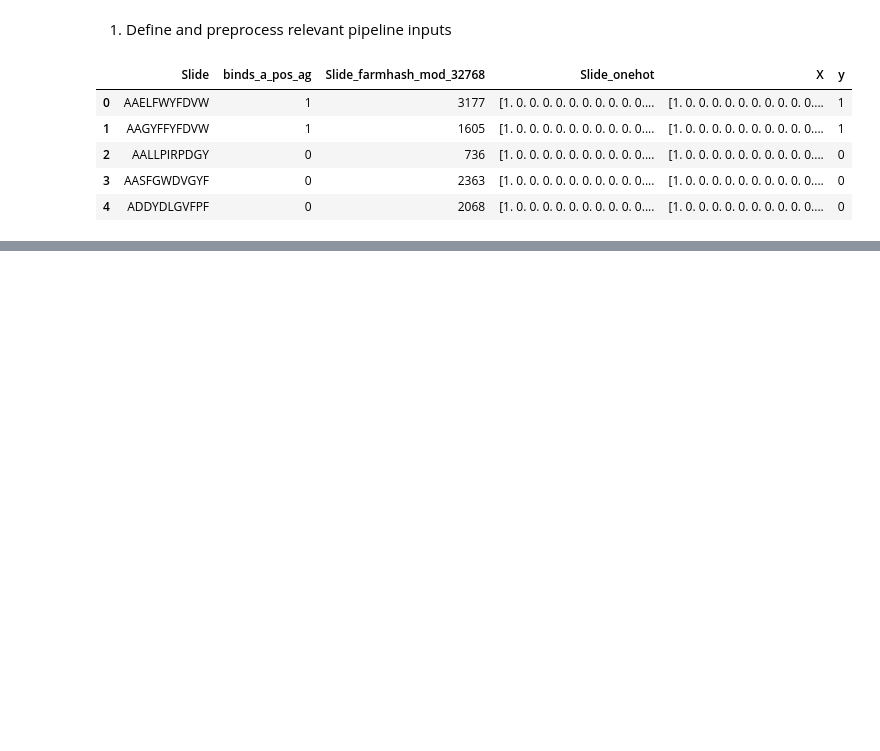
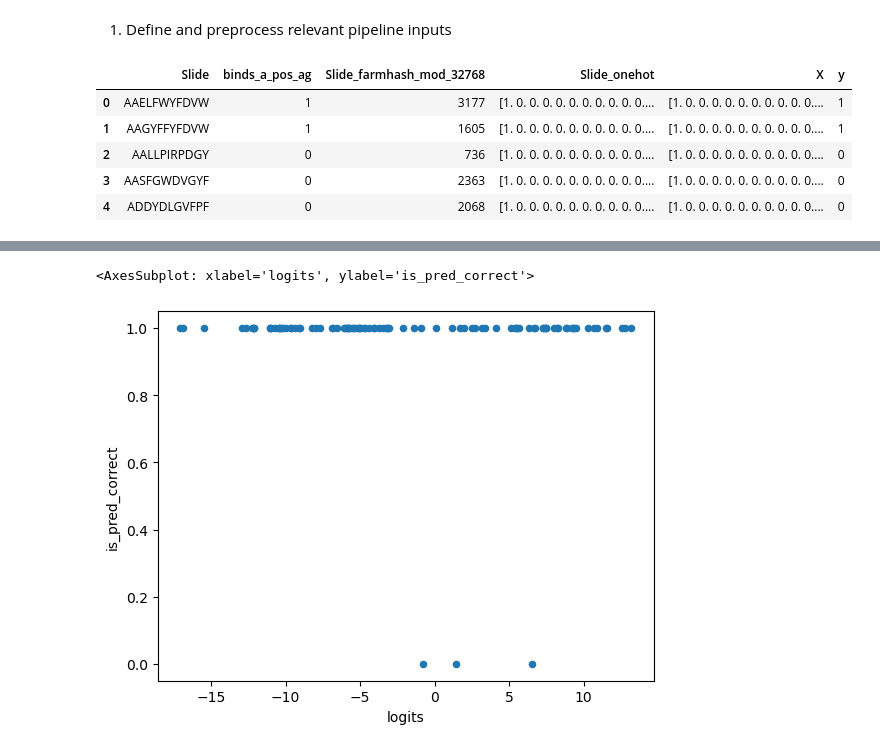
Before and after one commit to csi-greifflab/negative-class-optimization, a Jupyter notebook: notebooks/07b_Interpretability_pipeline_dev.ipynb, the cells around one changed output, grey strips where cells are left out. Saved outputs shown, nothing was run; the diff lists cells and outputs as text; code cells hidden in the pictures; blank space fills up the shorter version.

Commit message:
Attribution code and case studies

```diff
--- a/notebooks/07b_Interpretability_pipeline_dev.ipynb
+++ b/notebooks/07b_Interpretability_pipeline_dev.ipynb
@@ -81,10 +121,7 @@ df_train.head()
 | 3 | AASFGWDVGYF | 0 | 2363 | [1. 0. 0. 0. 0. 0. 0. 0. 0. 0. 0.... | [1. 0. 0. 0. 0. 0. 0. 0. 0. 0. 0.... | 0 |
 | 4 | ADDYDLGVFPF | 0 | 2068 | [1. 0. 0. 0. 0. 0. 0. 0. 0. 0. 0.... | [1. 0. 0. 0. 0. 0. 0. 0. 0. 0. 0.... | 0 |
 # %%
-import warnings
-
-
-N = 10
+N = 100
 res = {}
 
 with warnings.catch_warnings():
@@ -93,7 +130,7 @@ with warnings.catch_warnings():
         slide = row[1]["Slide"]
         binds_a_pos_ag = row[1]["binds_a_pos_ag"]
 
-
+        # Model predictions and basic parameters
         is_slide_in_train = slide in df_train["Slide"]
         enc = torch.tensor(preprocessing.onehot_encode(slide)).float().reshape((1, -1))
         expits, logits = model.forward(enc, return_logits=True)
@@ -102,7 +139,7 @@ with warnings.catch_warnings():
         is_pred_correct = bool((y_pred == y_true)[0][0])
         # print(f"{y_pred=} ? {y_true=} => {is_pred_correct=}")
 
-
+        # Attributions
         res_attr = {}
         for attributor in attributors:
             attributions, baseline = attributor.attribute(enc, return_baseline=True)
@@ -114,6 +151,7 @@ with warnings.catch_warnings():
                 "baseline_expits": baseline_expits,
             }
 
+        # Record results
         res[slide] = {
             "enc": enc,
             "logits": logits,
@@ -123,3 +161,16 @@ with warnings.catch_warnings():
             "is_pred_correct": is_pred_correct,
             "attributions": res_attr,
         }
+
+
+# Transform results into a dataframe
+df = pd.DataFrame.from_dict(res, orient="index")
+df = df.sort_values("logits", ascending=False)
+df.reset_index(inplace=True)
+df.rename(columns={"index": "slide"}, inplace=True)
+
+df["logits"] = df["logits"].astype(float)
+df["expits"] = df["expits"].astype(float)
+df["y_pred"] = df["y_pred"].astype(int)
+
+df.head()
@@ -274,0 +228,9 @@ array([[-0.        ,  0.        ,  0.        ,  0.        , -0.        ,
+# %%
+attributor_sel_1 = attributors[-1].name  # without multiply_by_inputs
+attributor_sel_2 = attributors[-2].name  # with multiply_by_inputs
+
+# Create df_sel per attributor
+df_sel_1 = get_df_sel(attributor_sel_1, df, df_para)
+df_sel_2 = get_df_sel(attributor_sel_2, df, df_para)
+
+df_sel_1
@@ -274,0 +251,6 @@ array([[-0.        ,  0.        ,  0.        ,  0.        , -0.        ,
+# %%
+df_sel_1["is_pred_correct"] = df_sel_1["is_pred_correct"].astype(int)
+df_sel_1.plot.scatter(x="logits", y="is_pred_correct")
+# %% [output]
+<AxesSubplot: xlabel='logits', ylabel='is_pred_correct'>
+[figure, added]
```
Also changed, not shown: parts of 26 cells of this notebook, 7 other files.
